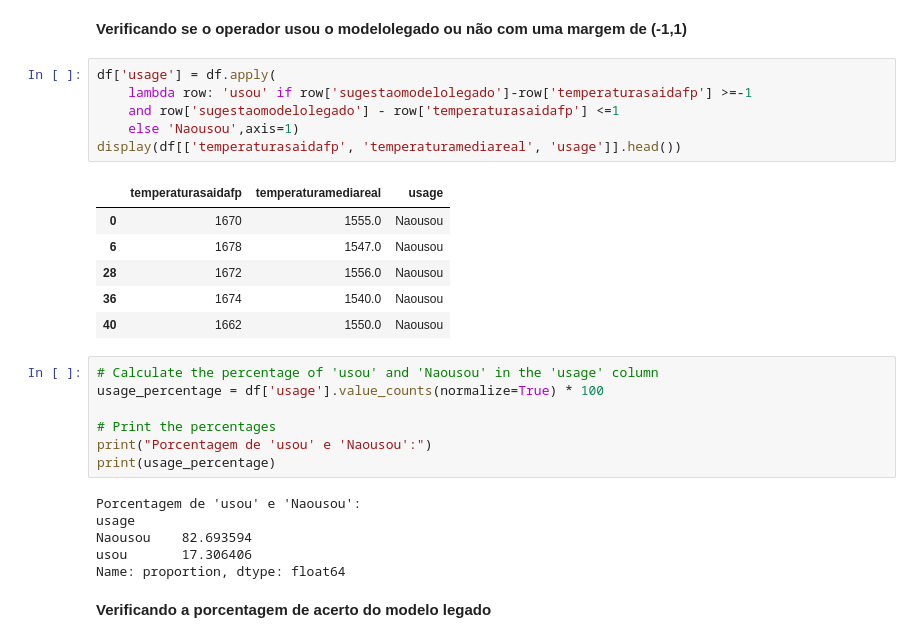
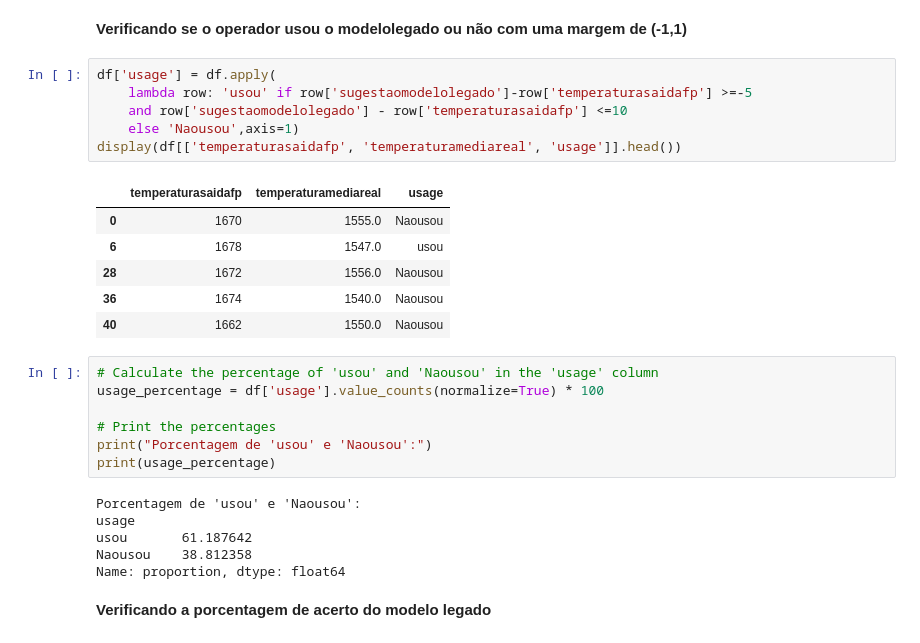
Before and after one commit to AlexiaOberdiek/Projeto-Evcomx, a Jupyter notebook: Projeto_Evcomx.ipynb, the cells around one changed output. Drawn from its saved outputs; the diff is of its cells as text.

```diff
--- a/Projeto_Evcomx.ipynb
+++ b/Projeto_Evcomx.ipynb
@@ -403,14 +403,14 @@ Name: proportion, dtype: float64
 **Verificando se o operador usou o modelolegado ou não com uma margem de (-1,1)**
 # %%
 df['usage'] = df.apply(
-    lambda row: 'usou' if row['sugestaomodelolegado']-row['temperaturasaidafp'] >=-1
-    and row['sugestaomodelolegado'] - row['temperaturasaidafp'] <=1
+    lambda row: 'usou' if row['sugestaomodelolegado']-row['temperaturasaidafp'] >=-5
+    and row['sugestaomodelolegado'] - row['temperaturasaidafp'] <=10
     else 'Naousou',axis=1)
 display(df[['temperaturasaidafp', 'temperaturamediareal', 'usage']].head())
 # %% [output]
 |  | temperaturasaidafp | temperaturamediareal | usage |
 | 0 | 1670 | 1555.0 | Naousou |
-| 6 | 1678 | 1547.0 | Naousou |
+| 6 | 1678 | 1547.0 | usou |
 | 28 | 1672 | 1556.0 | Naousou |
 | 36 | 1674 | 1540.0 | Naousou |
 | 40 | 1662 | 1550.0 | Naousou |
@@ -424,8 +424,8 @@ print(usage_percentage)
 # %% [output]
 Porcentagem de 'usou' e 'Naousou':
 usage
-Naousou    82.693594
-usou       17.306406
+usou       61.187642
+Naousou    38.812358
 Name: proportion, dtype: float64
 # %% [markdown]
 **Verificando a porcentagem de acerto do modelo legado**
```
Also changed, not shown: parts of 3 cells of this notebook.
